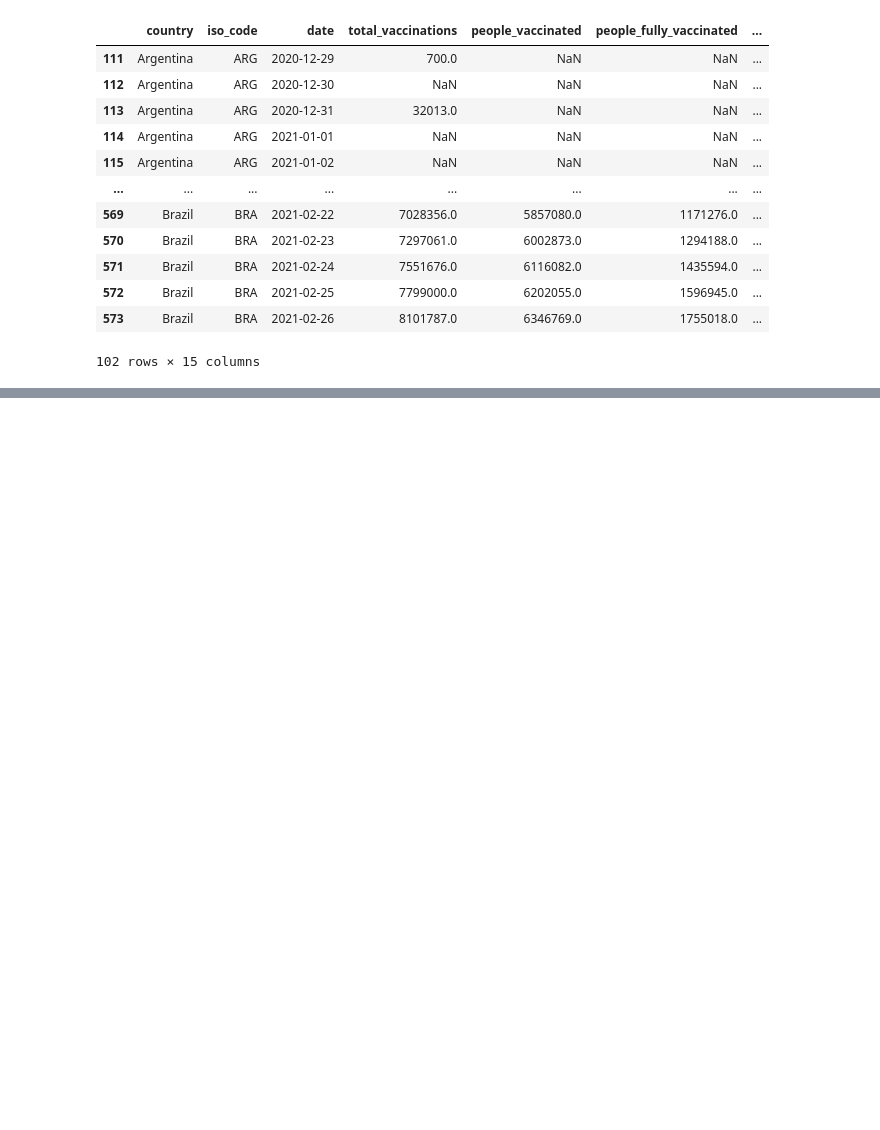
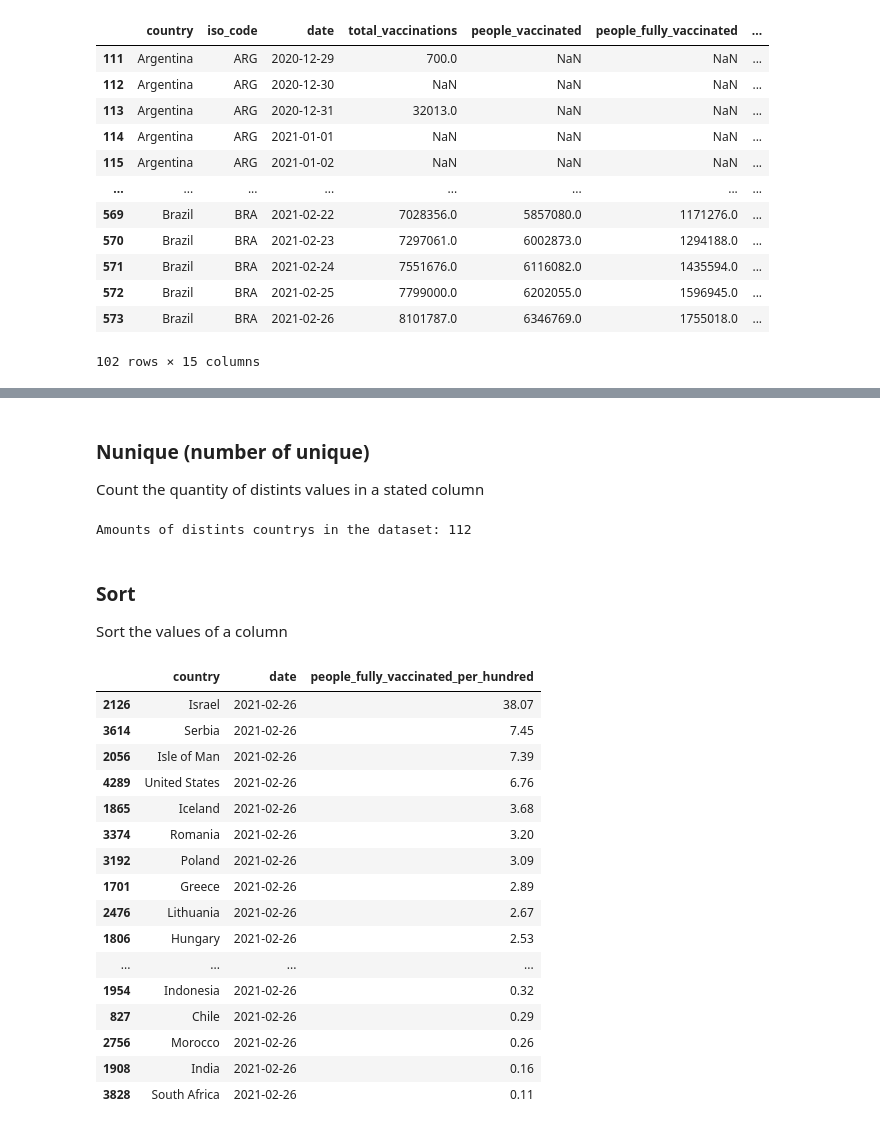
Before and after one commit to namelew/I.A, a Jupyter notebook: M.L/Tools/Pandas/Basic Commands.ipynb, the cells around one changed output, grey strips where cells are left out. Cells and saved outputs as stored; diff of their text form; code cells hidden in the pictures; blank space fills up the shorter version.

```diff
--- a/M.L/Tools/Pandas/Basic Commands.ipynb
+++ b/M.L/Tools/Pandas/Basic Commands.ipynb
@@ -200,0 +321,43 @@ imunization_br_arg
+# %% [markdown]
+### Nunique (number of unique)
+Count the quantity of distints values in a stated column
+# %%
+country_amount = dataset["country"].nunique()
+print("Amounts of distints countrys in the dataset:", country_amount)
+# %% [output]
+Amounts of distints countrys in the dataset: 112
+# %% [markdown]
+### Sort
+Sort the values of a column
+# %%
+# Sort the countrys for people fully vaccinated (%)
+
+imun_last_friday = dataset[dataset["date"] == friday]
+
+imun_last_friday = imun_last_friday.loc[
+    imun_last_friday["people_fully_vaccinated_per_hundred"].notna(),
+    ["country","date","people_fully_vaccinated_per_hundred"]]
+
+imun_last_friday = imun_last_friday.sort_values(by="people_fully_vaccinated_per_hundred", ascending=False)
+
+#mun_lasfriday["rank"] = [i for i in range(1, imun_last_friday.shape[0]+1)]
+
+imun_last_friday
+# %% [output]
+|  | country | date | people_fully_vaccinated_per_hundred |
+| 2126 | Israel | 2021-02-26 | 38.07 |
+| 3614 | Serbia | 2021-02-26 | 7.45 |
+| 2056 | Isle of Man | 2021-02-26 | 7.39 |
+| 4289 | United States | 2021-02-26 | 6.76 |
+| 1865 | Iceland | 2021-02-26 | 3.68 |
+| 3374 | Romania | 2021-02-26 | 3.20 |
+| 3192 | Poland | 2021-02-26 | 3.09 |
+| 1701 | Greece | 2021-02-26 | 2.89 |
+| 2476 | Lithuania | 2021-02-26 | 2.67 |
+| 1806 | Hungary | 2021-02-26 | 2.53 |
+| ... | ... | ... | ... |
+| 1954 | Indonesia | 2021-02-26 | 0.32 |
+| 827 | Chile | 2021-02-26 | 0.29 |
+| 2756 | Morocco | 2021-02-26 | 0.26 |
+| 1908 | India | 2021-02-26 | 0.16 |
+| 3828 | South Africa | 2021-02-26 | 0.11 |
```
Also changed, not shown: parts of 23 cells of this notebook.
